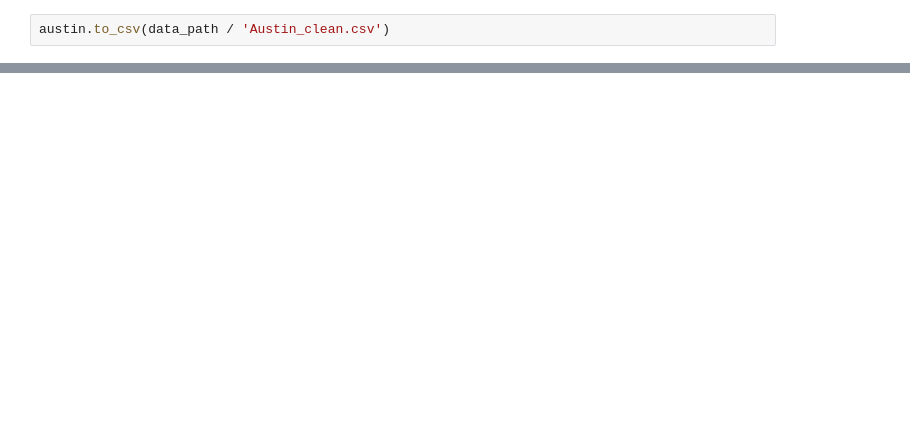
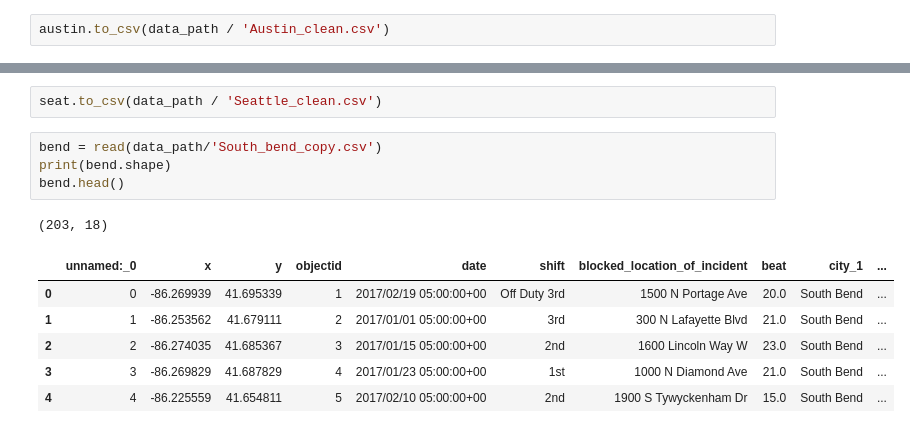
Before and after one commit to BloomTech-Labs/human-rights-first-ds-d, a Jupyter notebook: data/raw/to_merge/Untitled.ipynb, the cells around one changed output, grey strips where cells are left out. Cells and saved outputs as stored; diff of their text form; blank space fills up the shorter version.

```diff
--- a/data/raw/to_merge/Untitled.ipynb
+++ b/data/raw/to_merge/Untitled.ipynb
@@ -223,0 +1174,14 @@ memory usage: 51.2+ KB
+# %%
+seat.to_csv(data_path / 'Seattle_clean.csv')
+# %%
+bend = read(data_path/'South_bend_copy.csv')
+print(bend.shape)
+bend.head()
+# %% [output]
+(203, 18)
+|  | unnamed:_0 | x | y | objectid | date | shift | blocked_location_of_incident | beat | city_1 | ... |
+| 0 | 0 | -86.269939 | 41.695339 | 1 | 2017/02/19 05:00:00+00 | Off Duty 3rd | 1500 N Portage Ave | 20.0 | South Bend | ... |
+| 1 | 1 | -86.253562 | 41.679111 | 2 | 2017/01/01 05:00:00+00 | 3rd | 300 N Lafayette Blvd | 21.0 | South Bend | ... |
+| 2 | 2 | -86.274035 | 41.685367 | 3 | 2017/01/15 05:00:00+00 | 2nd | 1600 Lincoln Way W | 23.0 | South Bend | ... |
+| 3 | 3 | -86.269829 | 41.687829 | 4 | 2017/01/23 05:00:00+00 | 1st | 1000 N Diamond Ave | 21.0 | South Bend | ... |
+| 4 | 4 | -86.225559 | 41.654811 | 5 | 2017/02/10 05:00:00+00 | 2nd | 1900 S Tywyckenham Dr | 15.0 | South Bend | ... |
```
Also changed, not shown: parts of 134 cells of this notebook, 19 other files.
